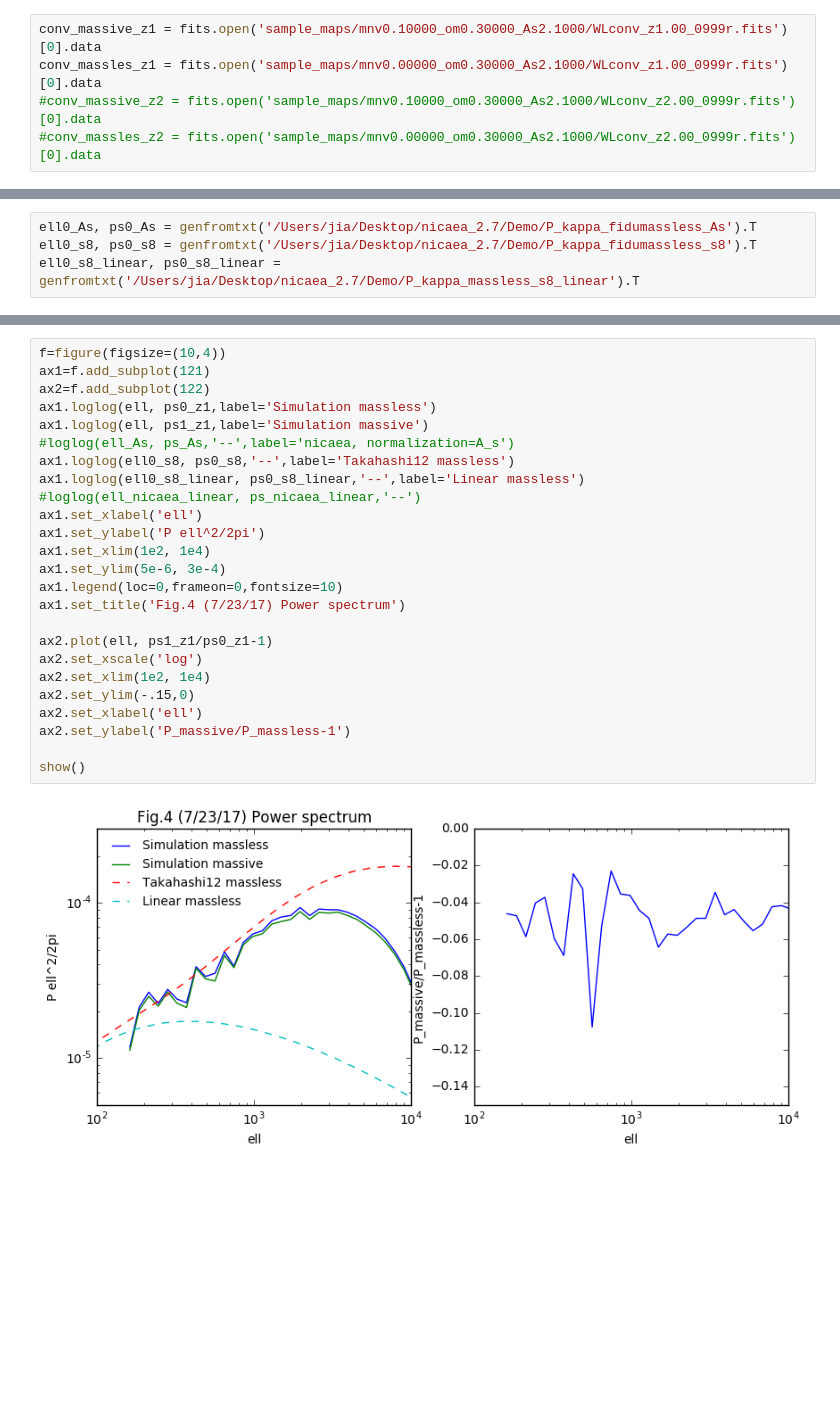
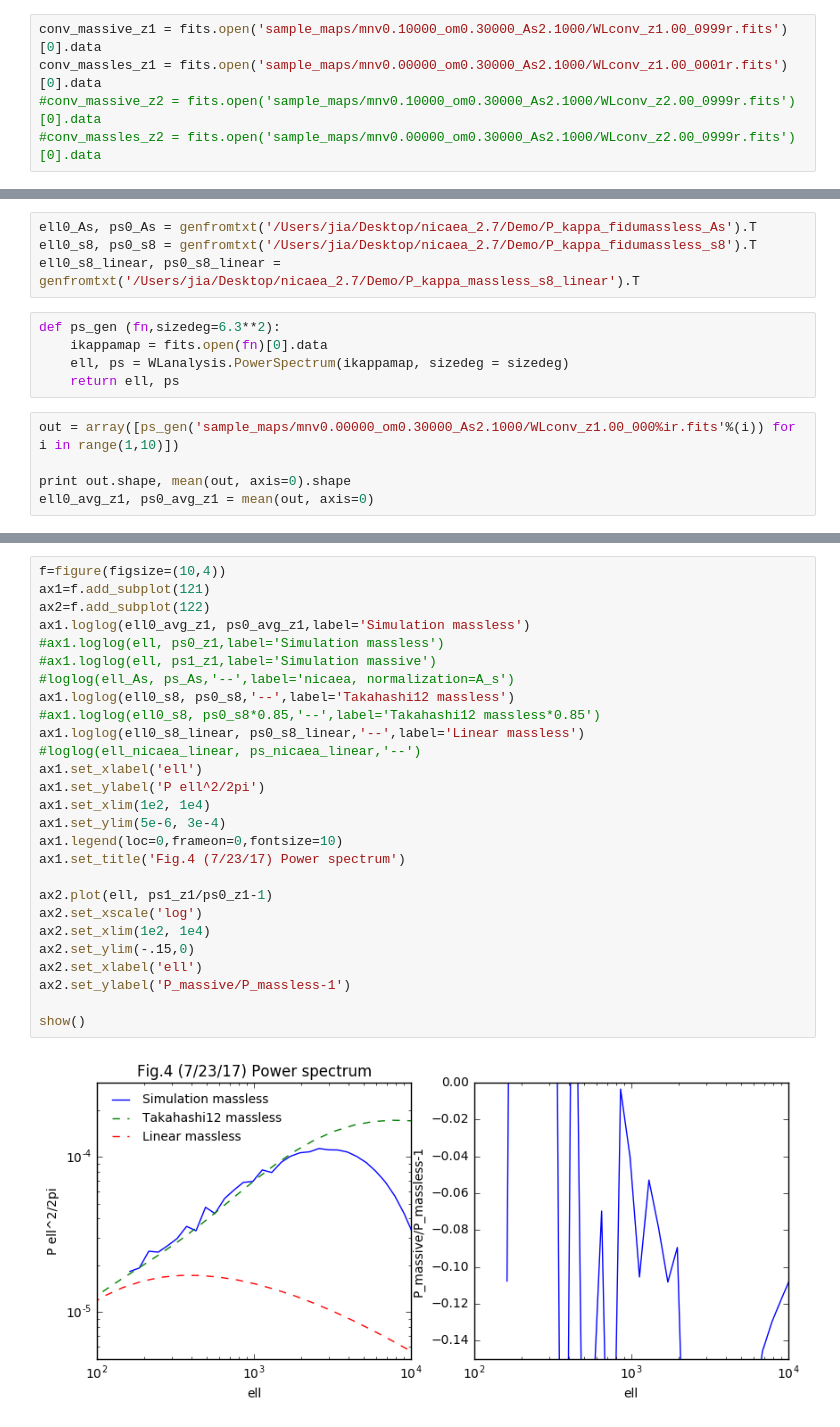
Before and after one commit to liuxx479/neutrino-batch, a Jupyter notebook: plot-maps.ipynb, the cells around one changed output, grey strips where cells are left out. Saved outputs shown, nothing was run; the diff lists cells and outputs as text; blank space fills up the shorter version.

Commit message:
add plot-maps for cmb convergence maps test

```diff
--- a/plot-maps.ipynb
+++ b/plot-maps.ipynb
@@ -29,7 +29,7 @@ show()
 [figure]
 # %%
 conv_massive_z1 = fits.open('sample_maps/mnv0.10000_om0.30000_As2.1000/WLconv_z1.00_0999r.fits')[0].data
-conv_massles_z1 = fits.open('sample_maps/mnv0.00000_om0.30000_As2.1000/WLconv_z1.00_0999r.fits')[0].data
+conv_massles_z1 = fits.open('sample_maps/mnv0.00000_om0.30000_As2.1000/WLconv_z1.00_0001r.fits')[0].data
 #conv_massive_z2 = fits.open('sample_maps/mnv0.10000_om0.30000_As2.1000/WLconv_z2.00_0999r.fits')[0].data
 #conv_massles_z2 = fits.open('sample_maps/mnv0.00000_om0.30000_As2.1000/WLconv_z2.00_0999r.fits')[0].data
 # %%
@@ -78,3 +78,13 @@ ell, ps1_z1 = WLanalysis.PowerSpectrum(conv_massive_z1, sizedeg = 6.3**2)
 ell0_As, ps0_As = genfromtxt('/Users/jia/Desktop/nicaea_2.7/Demo/P_kappa_fidumassless_As').T
 ell0_s8, ps0_s8 = genfromtxt('/Users/jia/Desktop/nicaea_2.7/Demo/P_kappa_fidumassless_s8').T
 ell0_s8_linear, ps0_s8_linear = genfromtxt('/Users/jia/Desktop/nicaea_2.7/Demo/P_kappa_massless_s8_linear').T
+# %%
+def ps_gen (fn,sizedeg=6.3**2):
+    ikappamap = fits.open(fn)[0].data
+    ell, ps = WLanalysis.PowerSpectrum(ikappamap, sizedeg = sizedeg)
+    return ell, ps
+# %%
+out = array([ps_gen('sample_maps/mnv0.00000_om0.30000_As2.1000/WLconv_z1.00_000%ir.fits'%(i)) for i in range(1,10)])
+
+print out.shape, mean(out, axis=0).shape
+ell0_avg_z1, ps0_avg_z1 = mean(out, axis=0)
@@ -81,28 +93,30 @@ ell0_s8_linear, ps0_s8_linear = genfromtxt('/Users/jia/Desktop/nicaea_2.7/Demo/P
 # %%
 f=figure(figsize=(10,4))
 ax1=f.add_subplot(121)
 ax2=f.add_subplot(122)
-ax1.loglog(ell, ps0_z1,label='Simulation massless')
-ax1.loglog(ell, ps1_z1,label='Simulation massive')
+ax1.loglog(ell0_avg_z1, ps0_avg_z1,label='Simulation massless')
+#ax1.loglog(ell, ps0_z1,label='Simulation massless')
+#ax1.loglog(ell, ps1_z1,label='Simulation massive')
 #loglog(ell_As, ps_As,'--',label='nicaea, normalization=A_s')
 ax1.loglog(ell0_s8, ps0_s8,'--',label='Takahashi12 massless')
+#ax1.loglog(ell0_s8, ps0_s8*0.85,'--',label='Takahashi12 massless*0.85')
 ax1.loglog(ell0_s8_linear, ps0_s8_linear,'--',label='Linear massless')
 #loglog(ell_nicaea_linear, ps_nicaea_linear,'--')
 ax1.set_xlabel('ell')
 ax1.set_ylabel('P ell^2/2pi')
 ax1.set_xlim(1e2, 1e4)
 ax1.set_ylim(5e-6, 3e-4)
 ax1.legend(loc=0,frameon=0,fontsize=10)
 ax1.set_title('Fig.4 (7/23/17) Power spectrum')
 
 ax2.plot(ell, ps1_z1/ps0_z1-1)
 ax2.set_xscale('log')
 ax2.set_xlim(1e2, 1e4)
 ax2.set_ylim(-.15,0)
 ax2.set_xlabel('ell')
 ax2.set_ylabel('P_massive/P_massless-1')
 
 show()
 # %% [output]
-[figure, old version]
+[figure, new version]
 # %%
```
Also changed, not shown: parts of 6 cells of this notebook.
